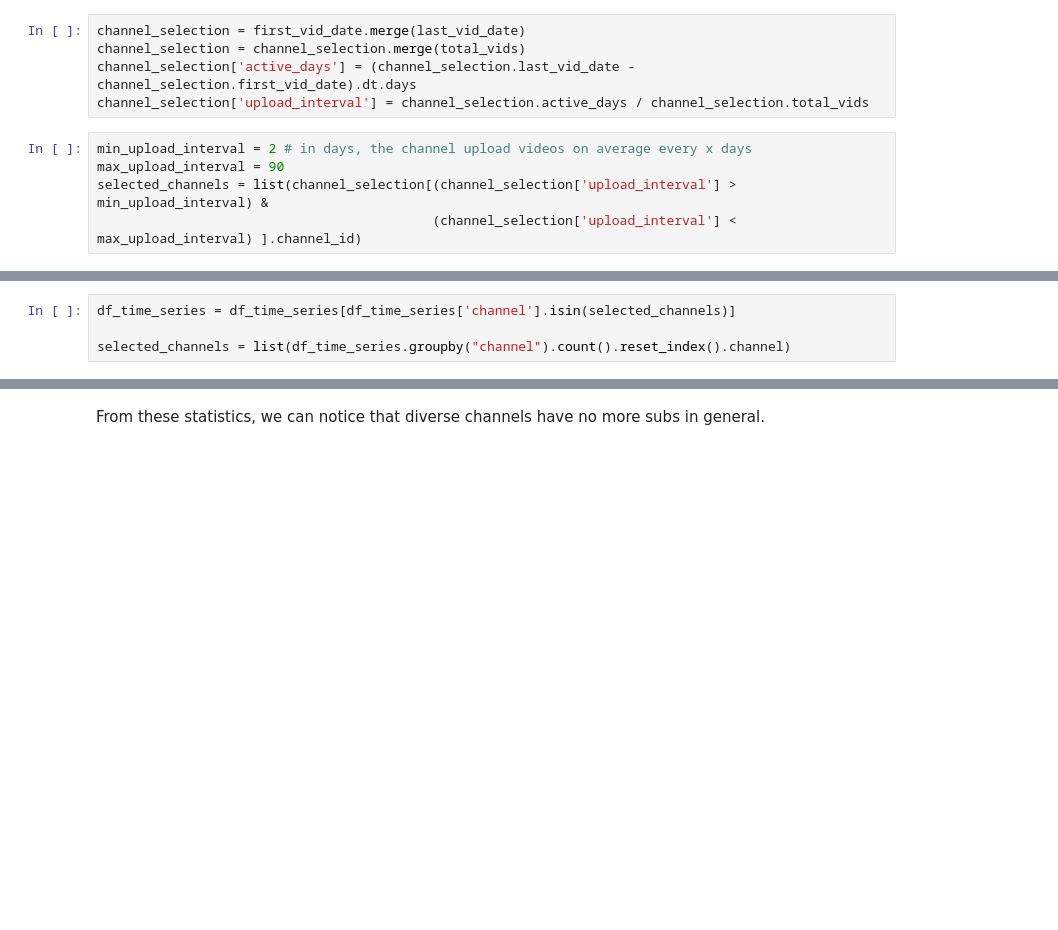
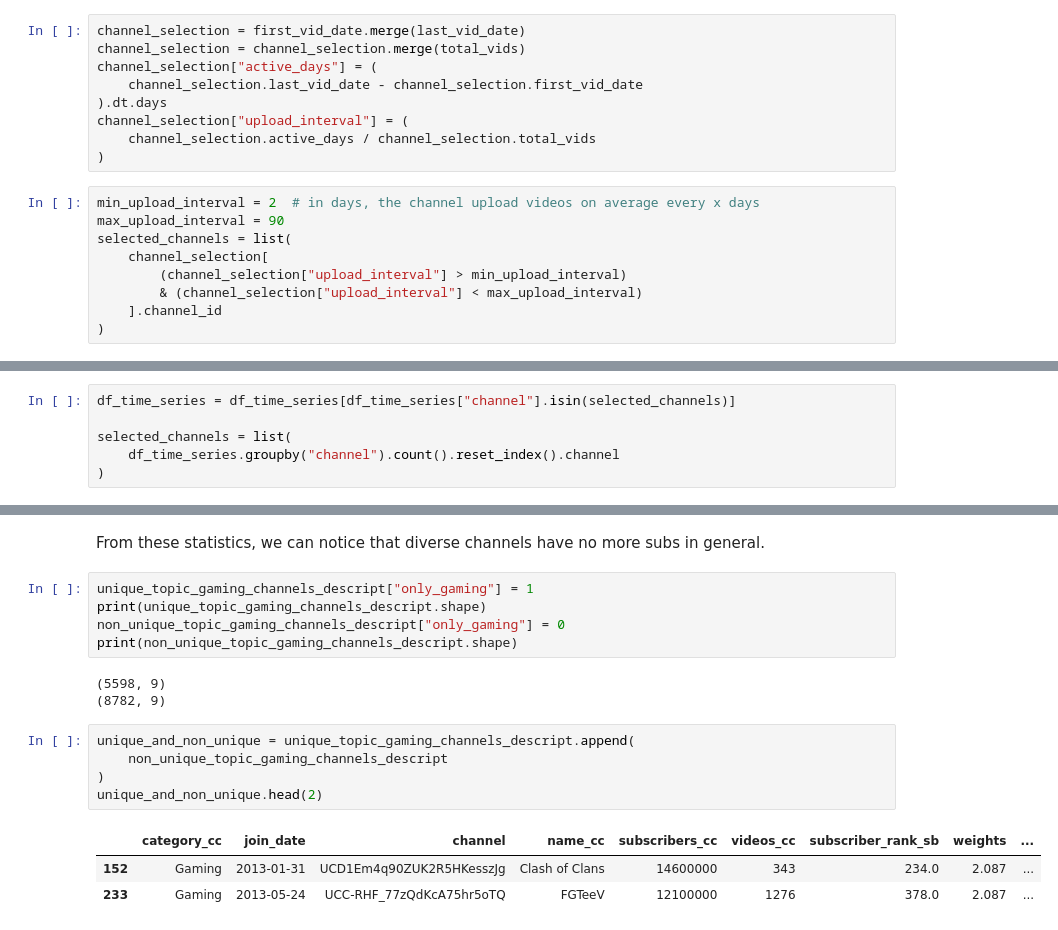
Before and after one commit to epfl-ada/ada-2022-project-adaptation, a Jupyter notebook: MS3_Analysis.ipynb, the cells around one changed output, grey strips where cells are left out. Drawn from its saved outputs; the diff is of its cells as text; blank space fills up the shorter version.

```diff
--- a/MS3_Analysis.ipynb
+++ b/MS3_Analysis.ipynb
@@ -139,13 +160,21 @@ total_vids = pd.DataFrame(video_metadatas.groupby("channel_id").count().
 # %%
 channel_selection = first_vid_date.merge(last_vid_date)
 channel_selection = channel_selection.merge(total_vids)
-channel_selection['active_days'] = (channel_selection.last_vid_date - channel_selection.first_vid_date).dt.days
-channel_selection['upload_interval'] = channel_selection.active_days / channel_selection.total_vids
+channel_selection["active_days"] = (
+    channel_selection.last_vid_date - channel_selection.first_vid_date
+).dt.days
+channel_selection["upload_interval"] = (
+    channel_selection.active_days / channel_selection.total_vids
+)
 # %%
-min_upload_interval = 2 # in days, the channel upload videos on average every x days
+min_upload_interval = 2  # in days, the channel upload videos on average every x days
 max_upload_interval = 90
-selected_channels = list(channel_selection[(channel_selection['upload_interval'] > min_upload_interval) &
-                                           (channel_selection['upload_interval'] < max_upload_interval) ].channel_id)
+selected_channels = list(
+    channel_selection[
+        (channel_selection["upload_interval"] > min_upload_interval)
+        & (channel_selection["upload_interval"] < max_upload_interval)
+    ].channel_id
+)
 # %% [markdown]
 Here, we filtered out channels that uploaded videos every 2 days or more often, and those who uploaded videos every 90 days or less frequent. Now we have 14730 channels.
 
@@ -153,5 +182,7 @@ Note that `df_time_series` contains less channels than `df_channels` and `video_
 # %%
-df_time_series = df_time_series[df_time_series['channel'].isin(selected_channels)]
+df_time_series = df_time_series[df_time_series["channel"].isin(selected_channels)]
 
-selected_channels = list(df_time_series.groupby("channel").count().reset_index().channel)
+selected_channels = list(
+    df_time_series.groupby("channel").count().reset_index().channel
+)
 # %%
@@ -1247,2 +1250,19 @@ print(
 # %% [markdown]
 From these statistics, we can notice that diverse channels have no more subs in general.
+# %%
+unique_topic_gaming_channels_descript["only_gaming"] = 1
+print(unique_topic_gaming_channels_descript.shape)
+non_unique_topic_gaming_channels_descript["only_gaming"] = 0
+print(non_unique_topic_gaming_channels_descript.shape)
+# %% [output]
+(5598, 9)
+(8782, 9)
+# %%
+unique_and_non_unique = unique_topic_gaming_channels_descript.append(
+    non_unique_topic_gaming_channels_descript
+)
+unique_and_non_unique.head(2)
+# %% [output]
+|  | category_cc | join_date | channel | name_cc | subscribers_cc | videos_cc | subscriber_rank_sb | weights | ... |
+| 152 | Gaming | 2013-01-31 | UCD1Em4q90ZUK2R5HKesszJg | Clash of Clans | 14600000 | 343 | 234.0 | 2.087 | ... |
+| 233 | Gaming | 2013-05-24 | UCC-RHF_77zQdKcA75hr5oTQ | FGTeeV | 12100000 | 1276 | 378.0 | 2.087 | ... |
```
Also changed, not shown: parts of 90 cells of this notebook.
